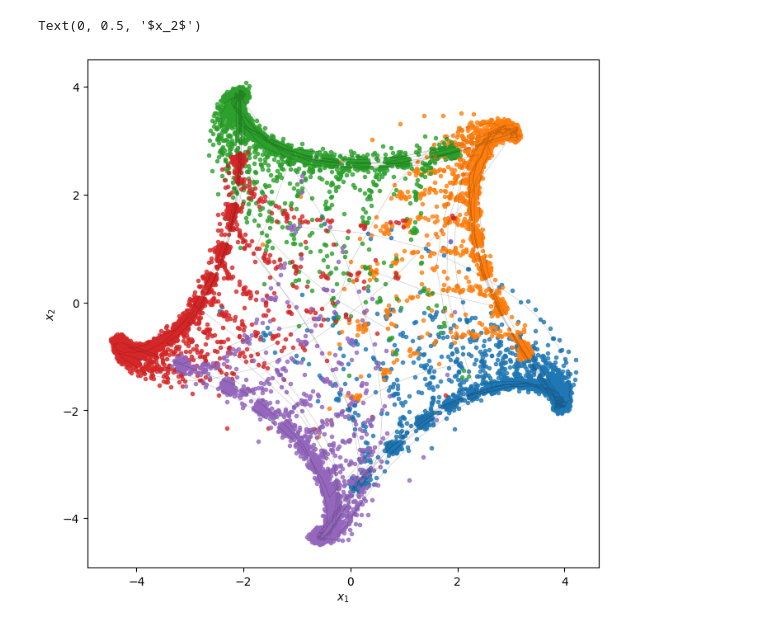
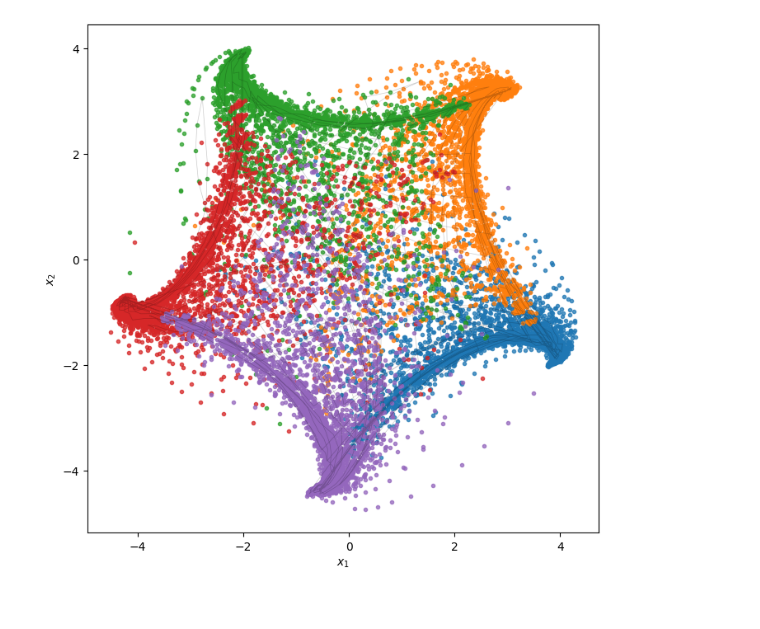
Before and after one commit to dattalab/jax-moseq, a Jupyter notebook: examples/twarhmm_example.ipynb, the cells around one changed output. Saved outputs shown, nothing was run; the diff lists cells and outputs as text; code cells hidden in the pictures.

Commit message:
refactoring twarhmm code. big change is to return Ab as (num_states, num_taus, ...).

```diff
--- a/examples/twarhmm_example.ipynb
+++ b/examples/twarhmm_example.ipynb
@@ -32,7 +30,7 @@ num_sessions = 10
 num_timesteps = 20000
 emission_dim = 2
 seed = jr.PRNGKey(23)
-tau_list = jnp.array([1])
+tau_values = jnp.array([0.75, 1, 1.33])
 
 # weights + biases for starfish
 keys = jr.split(jr.PRNGKey(0), num_states)
@@ -46,34 +44,34 @@ Ab = jnp.concatenate((weights - jnp.eye(2), biases[:,:,None]), axis=-1)
 Q = covariances
 
 # transitions
-transition_probs = (jnp.arange(num_states)**10).astype(float)
+transition_probs = 0.1 ** jnp.arange(num_states)
 transition_probs /= transition_probs.sum()
-transition_matrix = jnp.zeros((num_states, num_states))
-for k, p in enumerate(transition_probs[::-1]):
-    transition_matrix += jnp.roll(p * jnp.eye(num_states), k, axis=1)
+transition_matrix = jax.vmap(lambda k: jnp.roll(transition_probs, k))(jnp.arange(num_states))
+
 pi_z = transition_matrix
-pi_t = jnp.array([[1]])
+pi_t = jnp.array([[0.90, 0.10, 0.00],
+                  [0.05, 0.90, 0.05],
+                  [0.00, 0.10, 0.90]])
 # %%
-num_trials = 20
-zs, ts, xs = jax.vmap(twarhmm.generate.generate_states, in_axes=(0,None,None,None,None,None,None))(
-    jr.split(seed, num_trials),
-    pi_z, pi_t, Ab, Q, tau_list, num_timesteps
-)
+num_trials = 2
+zs, ts, xs = jax.vmap(
+    lambda seed: twarhmm.generate.generate_states(seed, pi_z, pi_t, Ab, Q, tau_values, num_timesteps)
+    )(jr.split(seed, num_trials))
 
 data = {'x': jax.device_put(xs),
         'mask': jax.device_put(jnp.ones_like(zs))} #TODO: get rid of masks
 # %%
 # Plot the sampled data
 fig = plt.figure(figsize=(8, 8))
 for k in range(num_states):
     plt.plot(*xs[0][zs[0]==k].T, 'o',
          alpha=0.75, markersize=3)
 
 plt.plot(*xs[0,:1000].T, '-k', lw=0.5, alpha=0.2)
 plt.xlabel("$x_1$")
 plt.ylabel("$x_2$")
+plt.gca().set_aspect(1.0)
 # %% [output]
-Text(0, 0.5, '$x_2$')
-[figure, old version]
+[figure, new version]
 # %%
 latent_dim = obs_dim = data['x'].shape[-1]
```
Also changed, not shown: parts of 10 cells of this notebook, 5 other files.
